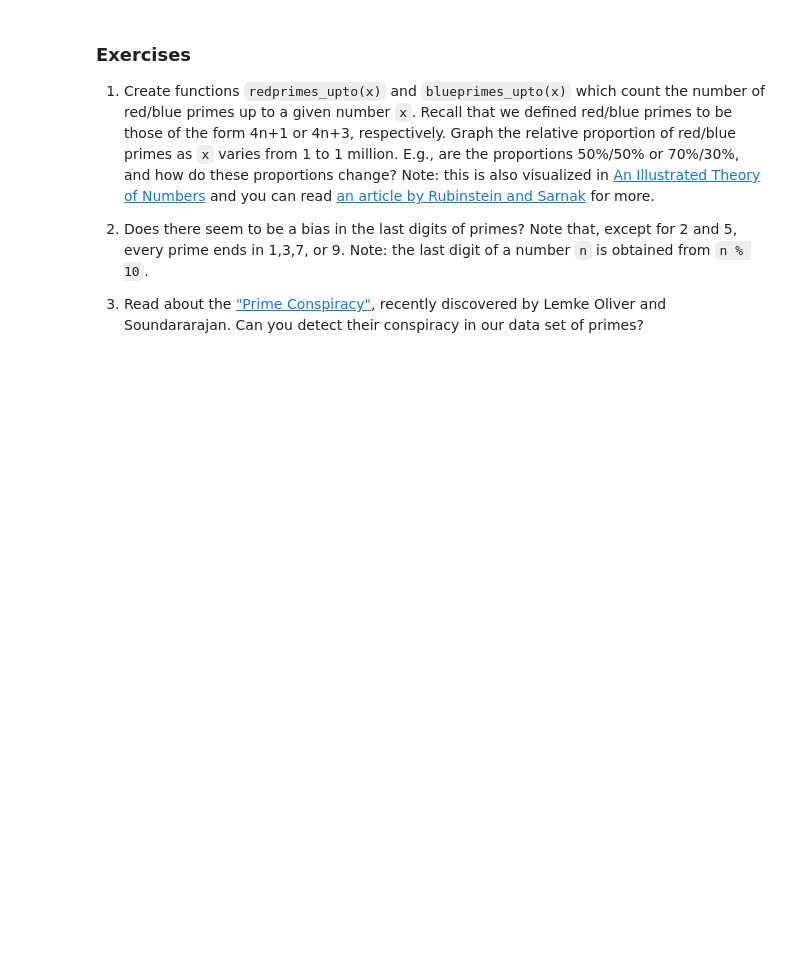
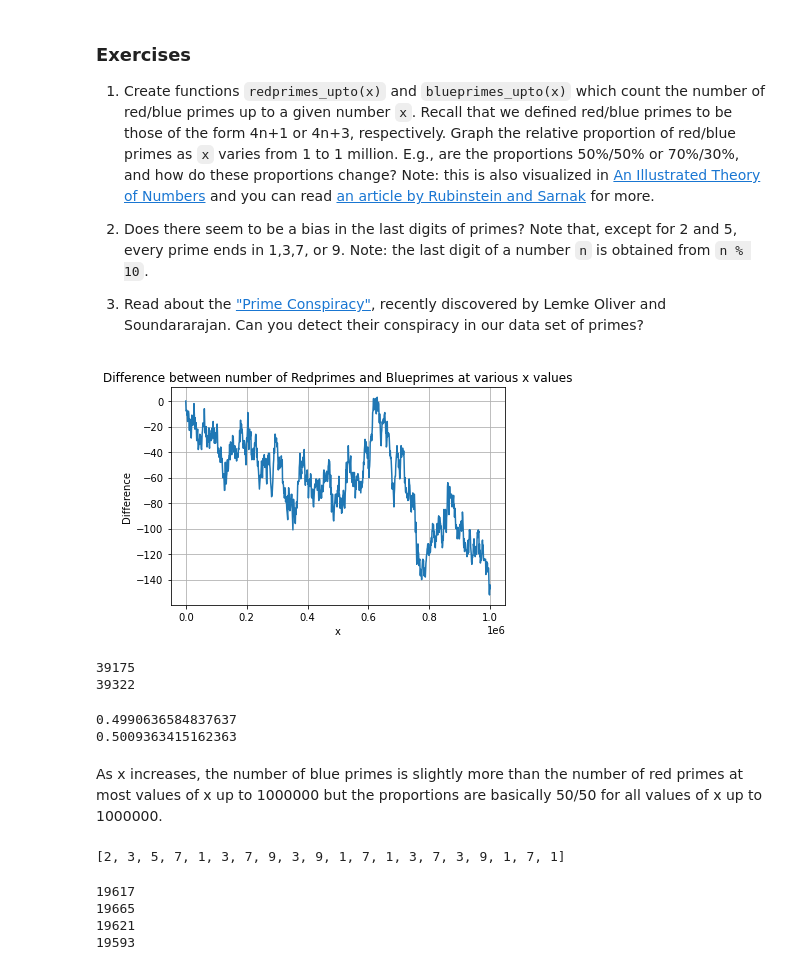
Before and after one commit to EvanSpanier/Math-152, a Jupyter notebook: P4M_Notebook_3.ipynb, the cells around one changed output. Drawn from its saved outputs; the diff is of its cells as text; code cells hidden in the pictures; blank space fills up the shorter version.

```diff
--- a/P4M_Notebook_3.ipynb
+++ b/P4M_Notebook_3.ipynb
@@ -754,0 +791,5 @@ That should be pretty fast!  It should be under 100 ms (one tenth of one second!
+# %%
+for p in [1,2,3,5,7]:
+  n=1000
+  print(len(range(p**2, n, 2*p)))
+  print((n-p**2-1)//(2*p)+1)
@@ -754,0 +807,17 @@ That should be pretty fast!  It should be under 100 ms (one tenth of one second!
+# %%
+def isprime_list(n):
+    '''
+    Return a list of length n+1
+    with Trues at prime indices and Falses at composite indices.
+    '''
+    flags = [True] * (n+1)  # A list [True, True, True,...] to start.
+    flags[0] = False  # Zero is not prime.  So its flag is set to False.
+    flags[1] = False  # One is not prime.  So its flag is set to False.
+    flags[4::2] = [False] * ((n-2)//2)
+    p = 3
+    while p <= sqrt(n):  # We only need to sieve by p is p <= sqrt(n).
+        if flags[p]:  # We sieve the multiples of p if flags[p]=True.
+            flags[p*p::2*p] = [False] * len(flags[p*p::2*p]) # Sieves out multiples of p, starting at p*p.
+        p = p + 2 # Try the next value of p.  Note that we can proceed only through odd p!
+
+    return flags
@@ -991,3 +1162,58 @@ Observe that gaps of 2 (twin primes) are pretty frequent.  There are over 8000 o
 2.  Does there seem to be a bias in the last digits of primes?  Note that, except for 2 and 5, every prime ends in 1,3,7, or 9.  Note: the last digit of a number `n` is obtained from `n % 10`.
 
 3.  Read about the ["Prime Conspiracy"](https://www.quantamagazine.org/mathematicians-discover-prime-conspiracy-20160313), recently discovered by Lemke Oliver and Soundararajan.  Can you detect their conspiracy in our data set of primes?
+# %%
+#1
+def redprimes_upto(x):
+    return len([p for p in redprimes if p <= x])
+def blueprimes_upto(x):
+    return len([p for p in blueprimes if p <= x])
+# %%
+x_values = numpy.linspace(0,1000000,1001) # The numpy array [0,1000,2000,3000,...,1000000]
+pix_values = numpy.array([redprimes_upto(x) for x in x_values]) - numpy.array([blueprimes_upto(x) for x in x_values])
+# %%
+%matplotlib inline
+plt.plot(x_values, pix_values)
+plt.title('Difference between number of Redprimes and Blueprimes at various x values')
+plt.ylabel('Difference')
+plt.xlabel('x')
+plt.grid(True)
+plt.show()
+# %% [output]
+[figure, added]
+# %%
+print(redprimes_upto(1000000)) #Actual number of redprimes up to 1000000
+print(blueprimes_upto(1000000))#Actual number of blueprimes up to 1000000
+# %% [output]
+39175
+39322
+# %%
+print(redprimes_upto(1000000)/(redprimes_upto(1000000)+blueprimes_upto(1000000)))
+print(blueprimes_upto(1000000)/(redprimes_upto(1000000)+blueprimes_upto(1000000)))
+# %% [output]
+0.4990636584837637
+0.5009363415162363
+# %% [markdown]
+As x increases, the number of blue primes is slightly more than the number of red primes at most values of x up to 1000000 but the proportions are basically 50/50 for all values of x up to 1000000.
+# %%
+#2
+last_digit = [p % 10 for p in primes]
+last_digit[:20]
+# %% [output]
+[2, 3, 5, 7, 1, 3, 7, 9, 3, 9, 1, 7, 1, 3, 7, 3, 9, 1, 7, 1]
+# %%
+def frequency(n):
+  count=0
+  for i in range(78498):
+    if last_digit[i] == n:
+      count = count+1
+  return count
+print(frequency(1))
+print(frequency(3))
+print(frequency(7))
+print(frequency(9))
+# %% [output]
+19617
+19665
+19621
+19593
```
Also changed, not shown: parts of 59 cells of this notebook.
